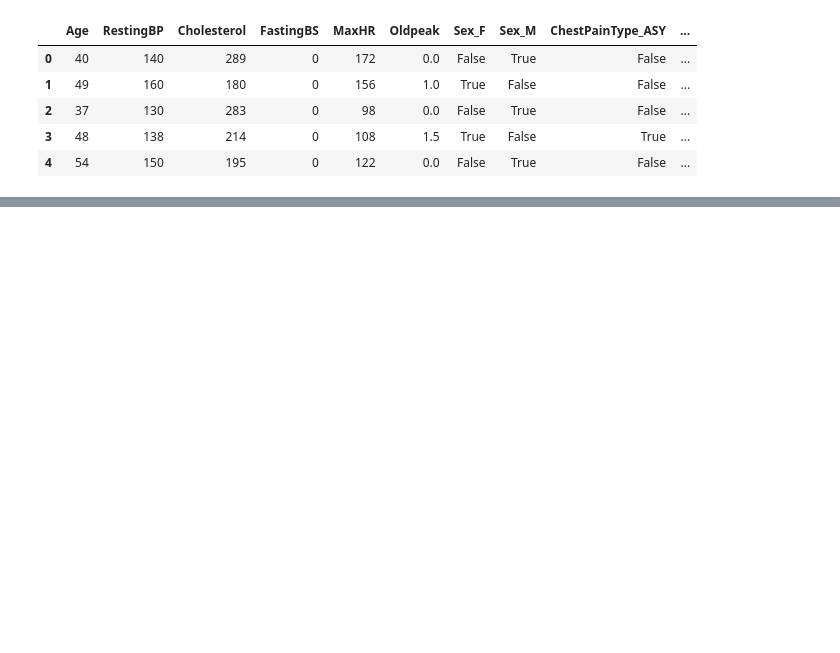
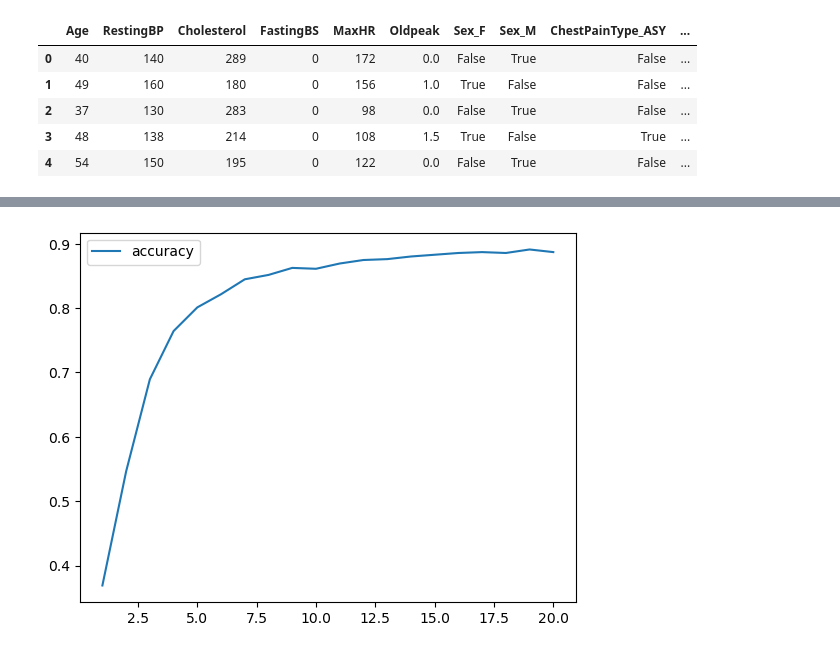
Before and after one commit to andrewjmack/coronary-disease-predictive-model, a Jupyter notebook: model_optimization.ipynb, the cells around one changed output, grey strips where cells are left out. Saved outputs shown, nothing was run; the diff lists cells and outputs as text; code cells hidden in the pictures; blank space fills up the shorter version.

```diff
--- a/model_optimization.ipynb
+++ b/model_optimization.ipynb
@@ -120,0 +158,6 @@ Loss: 0.718571126461029, Accuracy: 0.38695651292800903
+# %%
+# Plot the accuracy
+history_df.plot(y="accuracy")
+plt.show()
+# %% [output]
+[figure, added]
```
Also changed, not shown: parts of 14 cells of this notebook, 1 other file.
